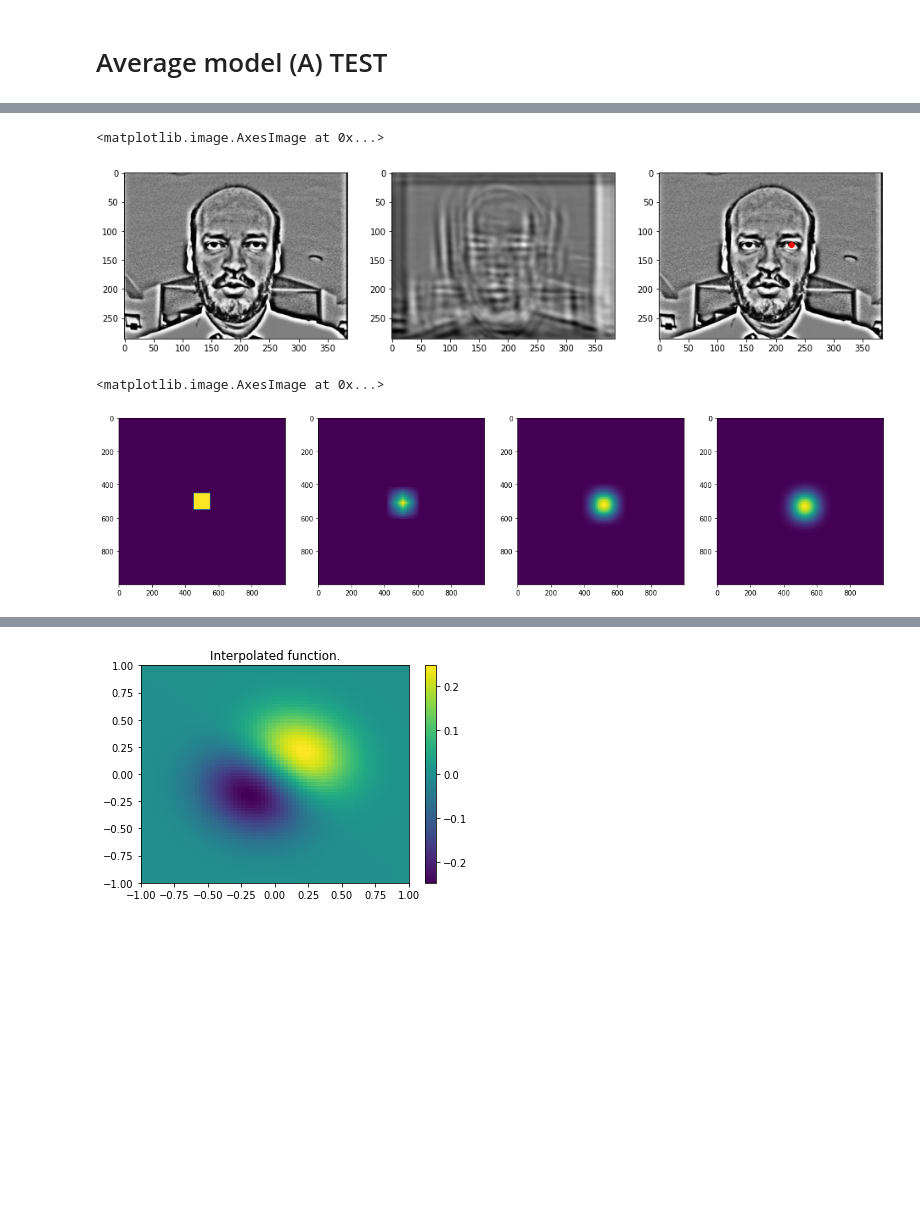
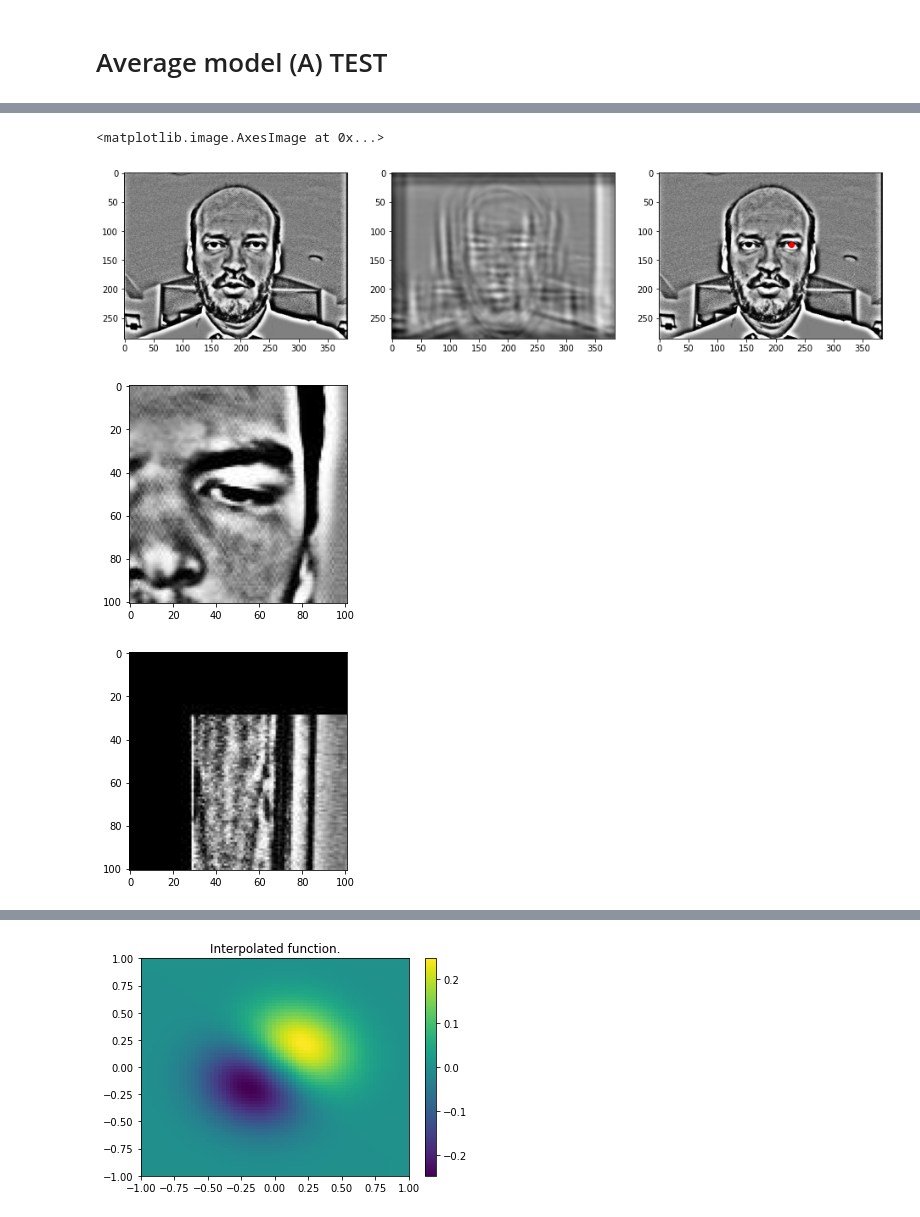
Before and after one commit to pierreglaser/templatematching-mva, a Jupyter notebook: notebooks/train.ipynb, the cells around one changed output, grey strips where cells are left out. Saved outputs shown, nothing was run; the diff lists cells and outputs as text; code cells hidden in the pictures; blank space fills up the shorter version.

```diff
--- a/notebooks/train.ipynb
+++ b/notebooks/train.ipynb
@@ -27,2 +15,4 @@ for i in range(n_patches):
+# %%
+patches, labels = load_patches(1000)
 # %% [markdown]
 # Average model (A) TEST
@@ -44,8 +30,6 @@ np.mean(avg.template), np.std(avg.template)
 # %%
 fig, (ax1, ax2, ax3) = plt.subplots(nrows=1, ncols=3, figsize=(16, 8))
 image = read_norm_img(17)
-
-
 
 conv, (x, y) = avg.predict_im(image, ax3)
 
@@ -53,4 +37,4 @@ ax1.imshow(image, cmap='gray')
 ax2.imshow(conv, cmap='gray')
 # %% [output]
 <matplotlib.image.AxesImage at 0x...>
-[figure, old version]
+[figure, new version]
@@ -62,28 +40,0 @@ spline_deg = 3  # Degree of the B-spline used
-# %%
-fig, (ax1, ax2, ax3, ax4) = plt.subplots(nrows=1, ncols=4, figsize=(20, 35))
-
-
-Nx = Ny = 101
-Nk = Nl = 51
-
-sk = Nx / Nk
-sl = Ny / Nk
-
-
-x = np.linspace(-10, 10, 1000)
-y = np.linspace(-10, 10, 1000)
-
-B2d = make_2D_spline_deg_n(0, sk=sk, sl=sl)
-ax1.imshow(B2d(x, y))
-
-B2d = make_2D_spline_deg_n(1, sk=sk, sl=sl)
-ax2.imshow(B2d(x, y))
-
-B2d = make_2D_spline_deg_n(2, sk=sk, sl=sl)
-ax3.imshow(B2d(x, y))
-
-B2d = make_2D_spline_deg_n(3, sk=sk, sl=sl)
-ax4.imshow(B2d(x, y))
-# %% [output]
-<matplotlib.image.AxesImage at 0x...>
-[figure, removed]
@@ -204,6 +41,9 @@ for i in range(n_patches):
 # %%
-# plt.imshow(pos_patches[0], cmap='gray')
-# plt.show()
-#
-# plt.imshow(neg_patches[0], cmap='gray')
-# plt.show()
+plt.imshow(patches[0], cmap='gray')
+plt.show()
+
+plt.imshow(patches[-1], cmap='gray')
+plt.show()
+# %% [output]
+[figure, added]
+[figure, added]
```
Also changed, not shown: parts of 40 cells of this notebook, 4 other files.
